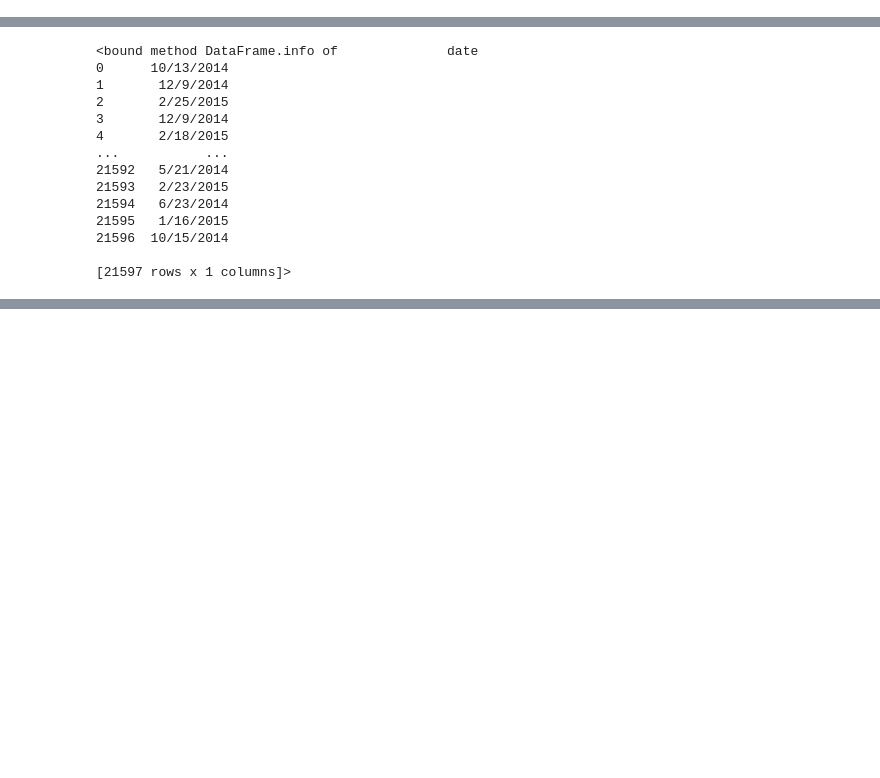
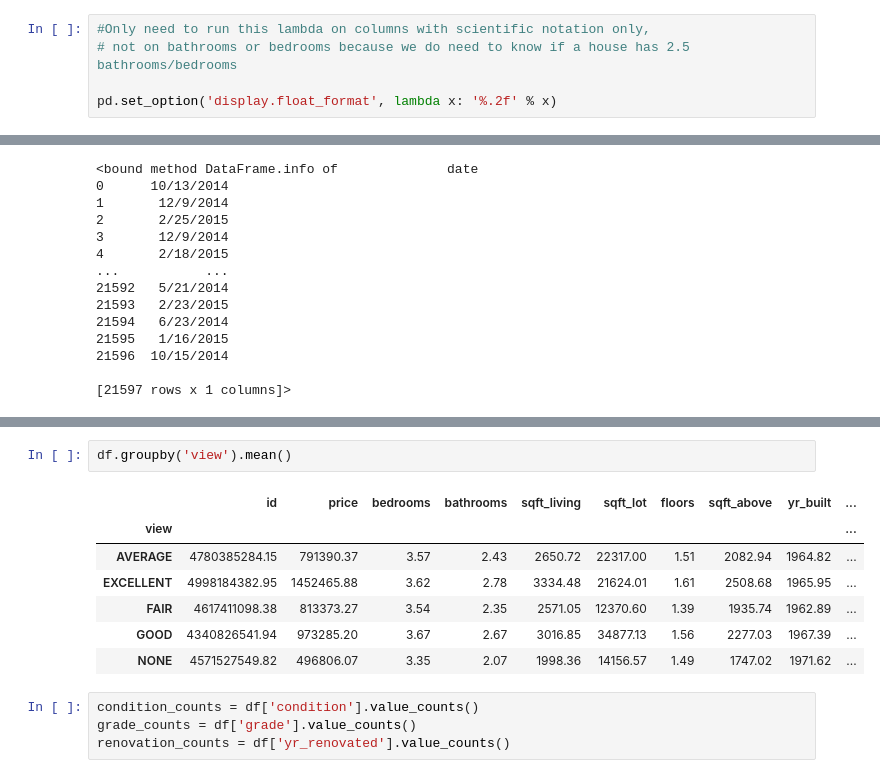
Before and after one commit to xiaohua-su/King_County_Real_Estate_Analysis, a Jupyter notebook: Workspace_Jawwad/Workspace_Jawwad.ipynb, the cells around one changed output, grey strips where cells are left out. Saved outputs shown, nothing was run; the diff lists cells and outputs as text; blank space fills up the shorter version.

```diff
--- a/Workspace_Jawwad/Workspace_Jawwad.ipynb
+++ b/Workspace_Jawwad/Workspace_Jawwad.ipynb
@@ -8,2 +18,7 @@ df = pd.read_csv('./data/kc_house_data.csv')
+# %%
+#Only need to run this lambda on columns with scientific notation only,
+# not on bathrooms or bedrooms because we do need to know if a house has 2.5 bathrooms/bedrooms
+
+pd.set_option('display.float_format', lambda x: '%.2f' % x)
 # %%
 pd.set_option('display.max_columns', None)
@@ -138,0 +194,14 @@ NameError: name 'df_2' is not defined
+# %%
+df.groupby('view').mean()
+# %% [output]
+|  | id | price | bedrooms | bathrooms | sqft_living | sqft_lot | floors | sqft_above | yr_built | ... |
+| view |  |  |  |  |  |  |  |  |  | ... |
+| AVERAGE | 4780385284.15 | 791390.37 | 3.57 | 2.43 | 2650.72 | 22317.00 | 1.51 | 2082.94 | 1964.82 | ... |
+| EXCELLENT | 4998184382.95 | 1452465.88 | 3.62 | 2.78 | 3334.48 | 21624.01 | 1.61 | 2508.68 | 1965.95 | ... |
+| FAIR | 4617411098.38 | 813373.27 | 3.54 | 2.35 | 2571.05 | 12370.60 | 1.39 | 1935.74 | 1962.89 | ... |
+| GOOD | 4340826541.94 | 973285.20 | 3.67 | 2.67 | 3016.85 | 34877.13 | 1.56 | 2277.03 | 1967.39 | ... |
+| NONE | 4571527549.82 | 496806.07 | 3.35 | 2.07 | 1998.36 | 14156.57 | 1.49 | 1747.02 | 1971.62 | ... |
+# %%
+condition_counts = df['condition'].value_counts()
+grade_counts = df['grade'].value_counts()
+renovation_counts = df['yr_renovated'].value_counts()
```
Also changed, not shown: parts of 13 cells of this notebook, 1 other file.
